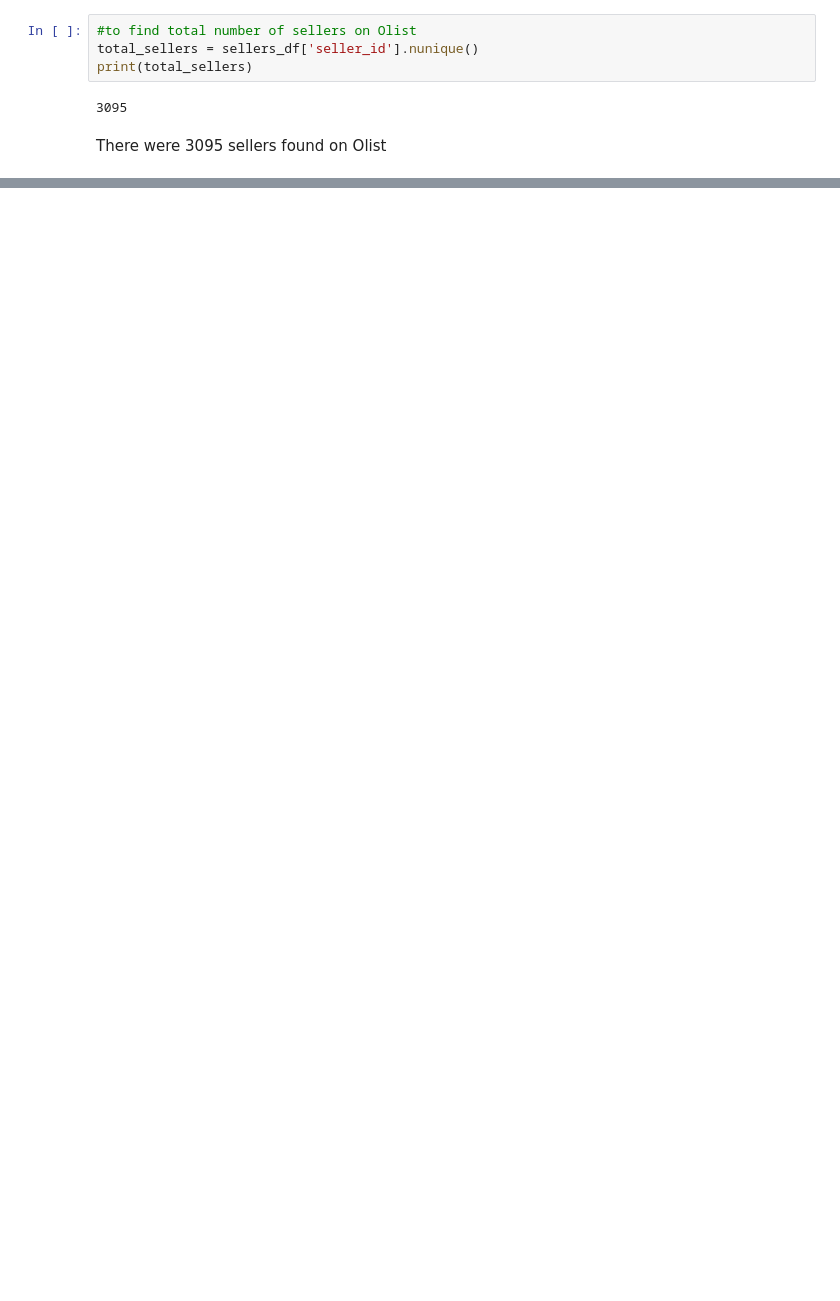
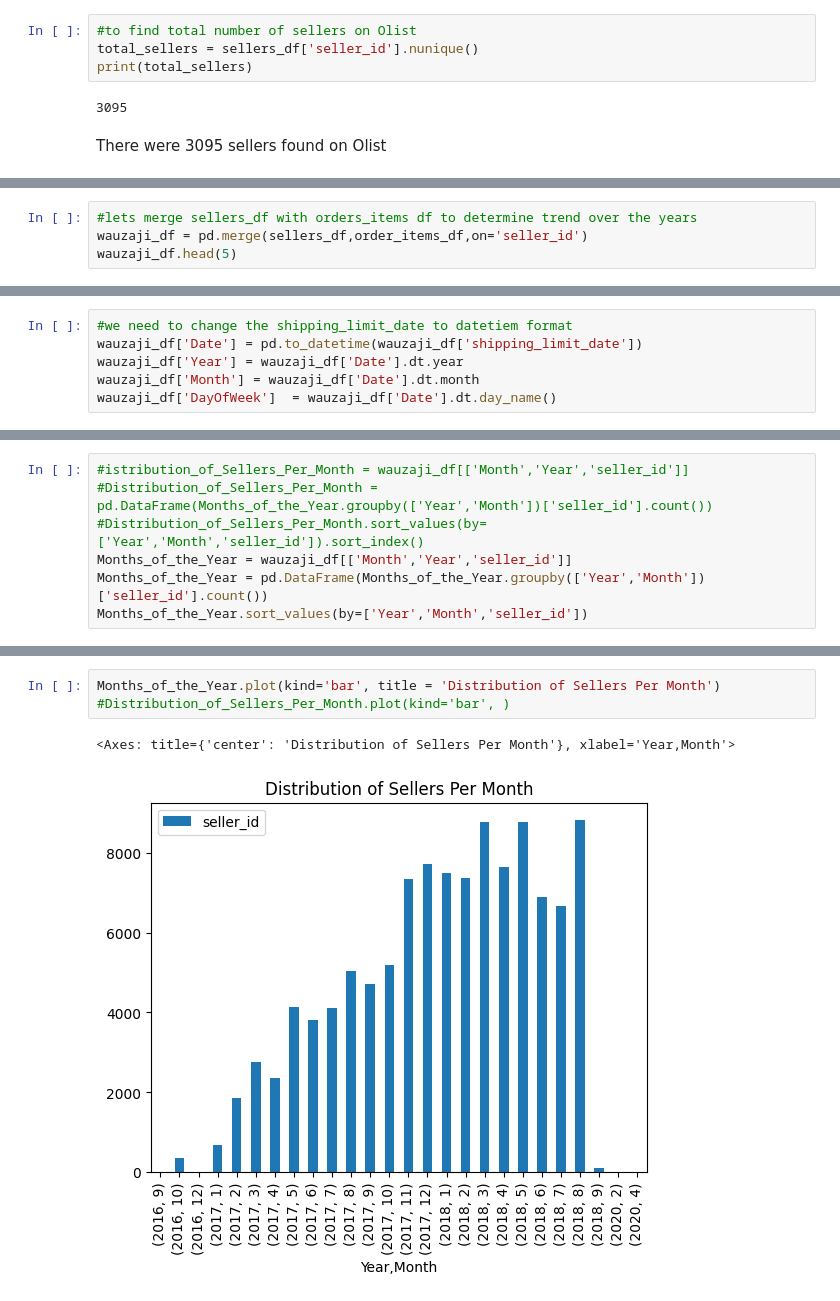
Before and after one commit to kanjamwingirwa/Olist, a Jupyter notebook: Olist_Analysis_Final.ipynb, the cells around one changed output, grey strips where cells are left out. Saved outputs shown, nothing was run; the diff lists cells and outputs as text; blank space fills up the shorter version.

```diff
--- a/Olist_Analysis_Final.ipynb
+++ b/Olist_Analysis_Final.ipynb
@@ -1182,0 +901,4 @@ KeyError: ignored
+# %%
+#lets merge sellers_df with orders_items df to determine trend over the years
+wauzaji_df = pd.merge(sellers_df,order_items_df,on='seller_id')
+wauzaji_df.head(5)
@@ -1182,0 +933,6 @@ KeyError: ignored
+# %%
+#we need to change the shipping_limit_date to datetiem format
+wauzaji_df['Date'] = pd.to_datetime(wauzaji_df['shipping_limit_date'])
+wauzaji_df['Year'] = wauzaji_df['Date'].dt.year
+wauzaji_df['Month'] = wauzaji_df['Date'].dt.month
+wauzaji_df['DayOfWeek']  = wauzaji_df['Date'].dt.day_name()
@@ -1182,0 +976,7 @@ KeyError: ignored
+# %%
+#istribution_of_Sellers_Per_Month = wauzaji_df[['Month','Year','seller_id']]
+#Distribution_of_Sellers_Per_Month = pd.DataFrame(Months_of_the_Year.groupby(['Year','Month'])['seller_id'].count())
+#Distribution_of_Sellers_Per_Month.sort_values(by=['Year','Month','seller_id']).sort_index()
+Months_of_the_Year = wauzaji_df[['Month','Year','seller_id']]
+Months_of_the_Year = pd.DataFrame(Months_of_the_Year.groupby(['Year','Month'])['seller_id'].count())
+Months_of_the_Year.sort_values(by=['Year','Month','seller_id'])
@@ -1182,0 +1002,6 @@ KeyError: ignored
+# %%
+Months_of_the_Year.plot(kind='bar', title = 'Distribution of Sellers Per Month')
+#Distribution_of_Sellers_Per_Month.plot(kind='bar', )
+# %% [output]
+<Axes: title={'center': 'Distribution of Sellers Per Month'}, xlabel='Year,Month'>
+[figure, added]
```
Also changed, not shown: parts of 88 cells of this notebook.
